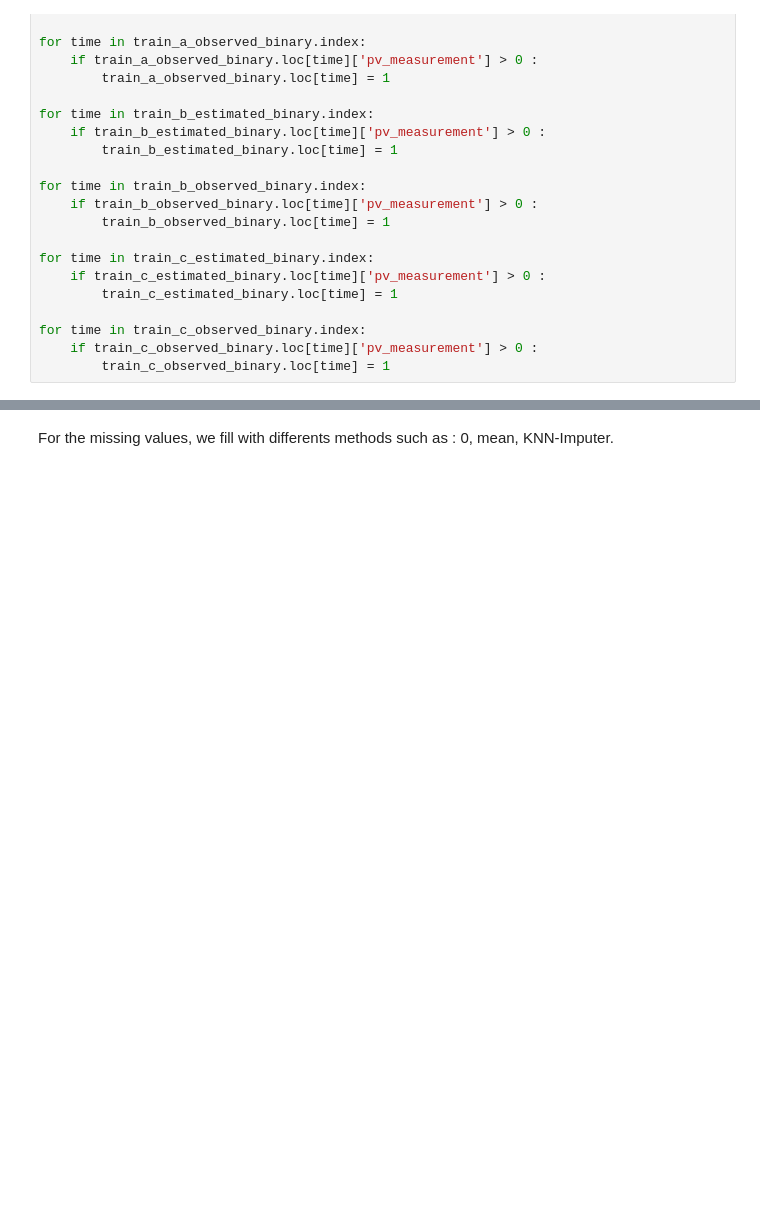
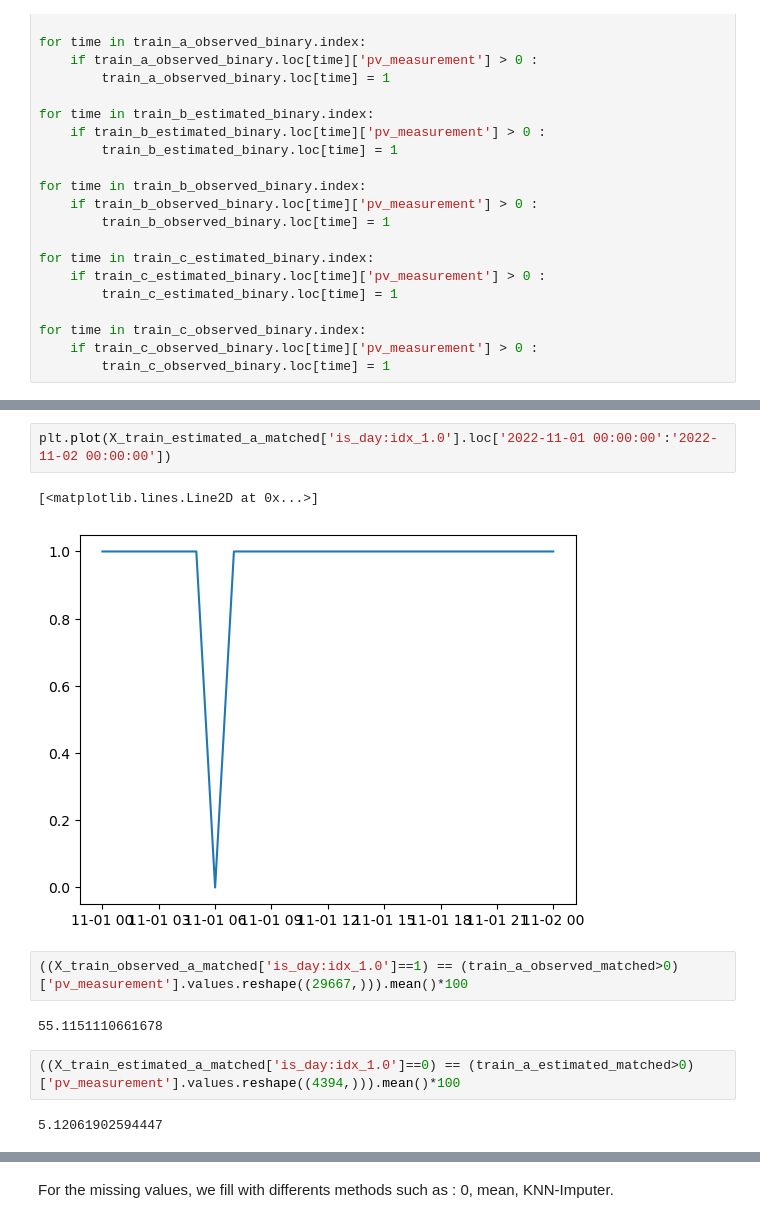
Before and after one commit to soricm/Time-Series-Forecasting-Solar-Energy-Production, a Jupyter notebook: marijan/new.ipynb, the cells around one changed output, grey strips where cells are left out. Cells and saved outputs as stored; diff of their text form; blank space fills up the shorter version.

```diff
--- a/marijan/new.ipynb
+++ b/marijan/new.ipynb
@@ -290,0 +371,13 @@ for time in train_c_observed_binary.index:
+# %%
+plt.plot(X_train_estimated_a_matched['is_day:idx_1.0'].loc['2022-11-01 00:00:00':'2022-11-02 00:00:00'])
+# %% [output]
+[<matplotlib.lines.Line2D at 0x...>]
+[figure, added]
+# %%
+((X_train_observed_a_matched['is_day:idx_1.0']==1) == (train_a_observed_matched>0)['pv_measurement'].values.reshape((29667,))).mean()*100
+# %% [output]
+55.1151110661678
+# %%
+((X_train_estimated_a_matched['is_day:idx_1.0']==0) == (train_a_estimated_matched>0)['pv_measurement'].values.reshape((4394,))).mean()*100
+# %% [output]
+5.12061902594447
```
Also changed, not shown: parts of 21 cells of this notebook, 1 other file.
